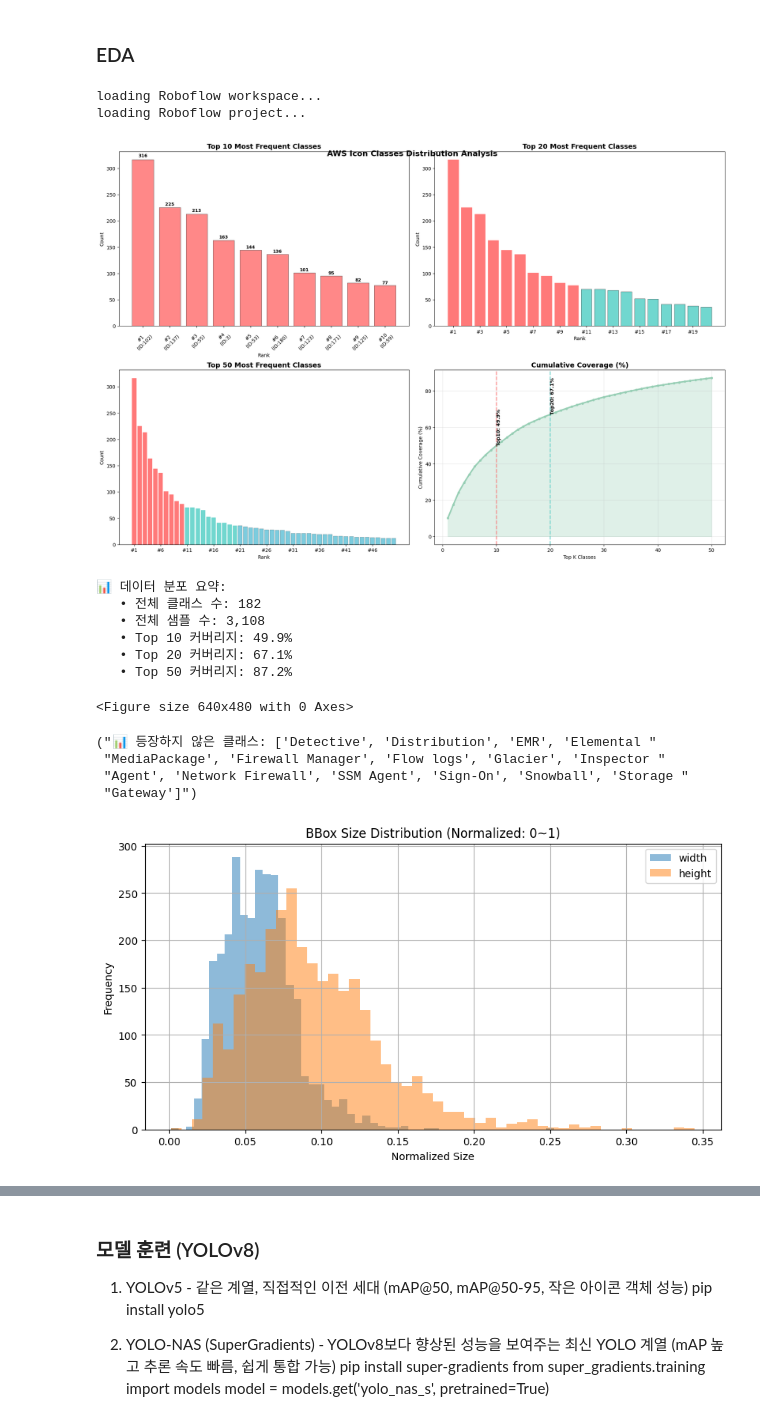
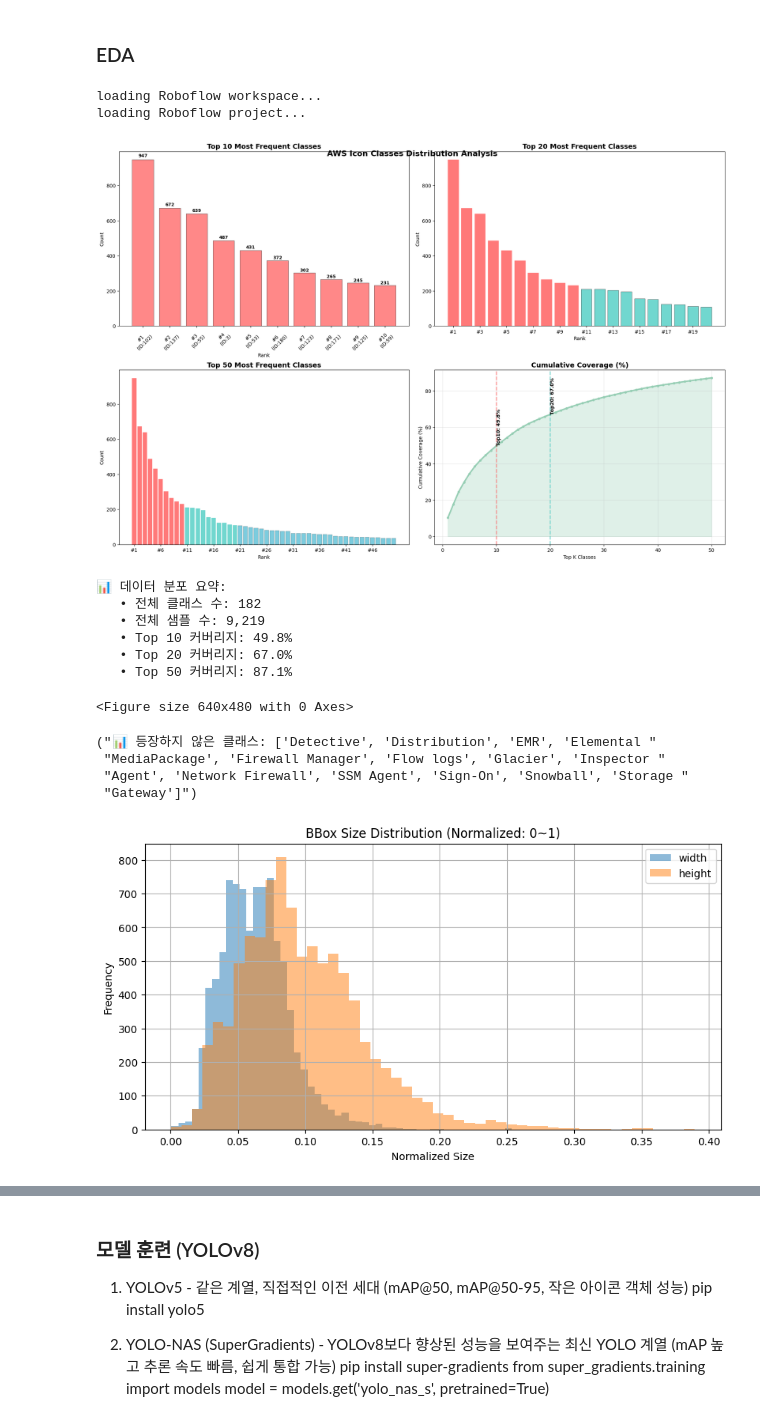
Before and after one commit to sungmin-woo-devops/hit_aws_object_detection, a Jupyter notebook: train_v2.ipynb, the cells around one changed output, grey strips where cells are left out. Saved outputs shown, nothing was run; the diff lists cells and outputs as text; code cells hidden in the pictures.

```diff
--- a/train_v2.ipynb
+++ b/train_v2.ipynb
@@ -64,11 +66,30 @@ else:
 # %% [markdown]
 ### EDA
 # %%
-# Roboflow 데이터 다운로드
-rf = Roboflow(api_key=ROBOFLOW_API_KEY)
-project = rf.workspace("aws-icons").project("aws-icon-detector")
-version = project.version(4)
-dataset = version.download("yolov8")
+# # Roboflow 데이터 다운로드
+# rf = Roboflow(api_key=ROBOFLOW_API_KEY)
+# project = rf.workspace("aws-icons").project("aws-icon-detector")
+# version = project.version(4)
+# dataset = version.download("yolov8")
-# %% [output]
-loading Roboflow workspace...
-loading Roboflow project...
+# %%
+# 1. Preprocessing: Resize: Stretch to 640x640
+# 2. Augmentations
+#       Outputs per training example: 3
+#       Crop: 0% Minimum Zoom, 20% Maximum Zoom
+#       Shear: ±10° Horizontal, ±10° Vertical
+#       Saturation: Between -25% and +25%
+#       Brightness: Between -15% and +15%
+#       Exposure: Between -10% and +10%
+#       Blur: Up to 2.5px
+#       Noise: Up to 0.1% of pixels
+# TODOS: 라벨 품질 검토 필요 (Roboflow, CVAT)
+# TODOS: 작은 객체 대응을 위한 데이터 증강 기법 도입: mosaic, cutmix, copy-paste
+from roboflow import Roboflow
+
+rf = Roboflow(api_key=ROBOFLOW_API_KEY)
+project = rf.workspace("test-iw15m").project("aws-icon-detector-d3gb3")
+version = project.version(1)
+dataset = version.download("yolov8")
+# %% [output]
+loading Roboflow workspace...
+loading Roboflow project...
@@ -75,9 +102,4 @@ loading Roboflow project...
 # %%
-# 라벨 경로
-label_dir = "AWS-Icon-Detector--4/train/labels"
-labels = glob(f"{label_dir}/*.txt")
-class_counts = Counter()
-
 # 클래스별 개수 집계
 for path in labels:
     with open(path) as f:
@@ -88,8 +110,6 @@ for path in labels:
 # 전체 클래스 수 (0부터 시작한다고 가정)
 num_classes = max(class_counts.keys()) + 1
 counts = [class_counts.get(i, 0) for i in range(num_classes)]
-
-
 
 # 클래스 정렬 함수
 def get_sorted_counts(top_k=None):
@@ -158,39 +178,39 @@ total_count = sum(class_counts.values())
 cumulative_ratio = (cumulative_counts / total_count) * 100
 
 axs[1, 1].plot(range(1, len(top50_ids)+1), cumulative_ratio, marker='o', linewidth=3, markersize=4, color='#96CEB4')
 axs[1, 1].fill_between(range(1, len(top50_ids)+1), cumulative_ratio, alpha=0.3, color='#96CEB4')
 axs[1, 1].set_title("Cumulative Coverage (%)", fontsize=14, fontweight='bold')
 axs[1, 1].set_xlabel("Top K Classes")
 axs[1, 1].set_ylabel("Cumulative Coverage (%)")
 axs[1, 1].grid(True, alpha=0.3)
 
 # 중요한 지점 표시
 axs[1, 1].axvline(x=10, color='#FF6B6B', linestyle='--', alpha=0.7, linewidth=2)
 axs[1, 1].axvline(x=20, color='#4ECDC4', linestyle='--', alpha=0.7, linewidth=2)
 axs[1, 1].text(10, cumulative_ratio[9], f'Top10: {cumulative_ratio[9]:.1f}%',
                rotation=90, verticalalignment='bottom', fontweight='bold')
 axs[1, 1].text(20, cumulative_ratio[19], f'Top20: {cumulative_ratio[19]:.1f}%',
                rotation=90, verticalalignment='bottom', fontweight='bold')
 
 plt.suptitle('AWS Icon Classes Distribution Analysis', fontsize=16, fontweight='bold', y=0.98)
 plt.show()
 
 print(f"📊 데이터 분포 요약:")
 print(f"   • 전체 클래스 수: {num_classes}")
 print(f"   • 전체 샘플 수: {total_count:,}")
 print(f"   • Top 10 커버리지: {cumulative_ratio[9]:.1f}%")
 print(f"   • Top 20 커버리지: {cumulative_ratio[19]:.1f}%")
 print(f"   • Top 50 커버리지: {cumulative_ratio[49]:.1f}%")
 
 
 plt.savefig('./output/class_distribution.png')
 # %% [output]
-[figure, old version]
+[figure, new version]
 📊 데이터 분포 요약:
    • 전체 클래스 수: 182
-   • 전체 샘플 수: 3,108
-   • Top 10 커버리지: 49.9%
-   • Top 20 커버리지: 67.1%
-   • Top 50 커버리지: 87.2%
+   • 전체 샘플 수: 9,219
+   • Top 10 커버리지: 49.8%
+   • Top 20 커버리지: 67.0%
+   • Top 50 커버리지: 87.1%
 <Figure size 640x480 with 0 Axes>
 # %%
@@ -293,10 +310,6 @@ fig_combined.update_layout(
 
 fig_combined.show()
 # %%
-# 1. 라벨 경로 설정
-label_dir = "AWS-Icon-Detector--4/train/labels"
-label_files = glob(f"{label_dir}/*.txt")
-
 # 2. width, height 값 추출
 bbox_wh = []
 
@@ -324,7 +337,7 @@ if bbox_wh:
 else:
     print("No bounding boxes found.")
 # %% [output]
-[figure, old version]
+[figure, new version]
 # %%
 # 이미지 해상도 및 종횡비 분석
 
```
Also changed, not shown: parts of 17 cells of this notebook, 7 other files.
